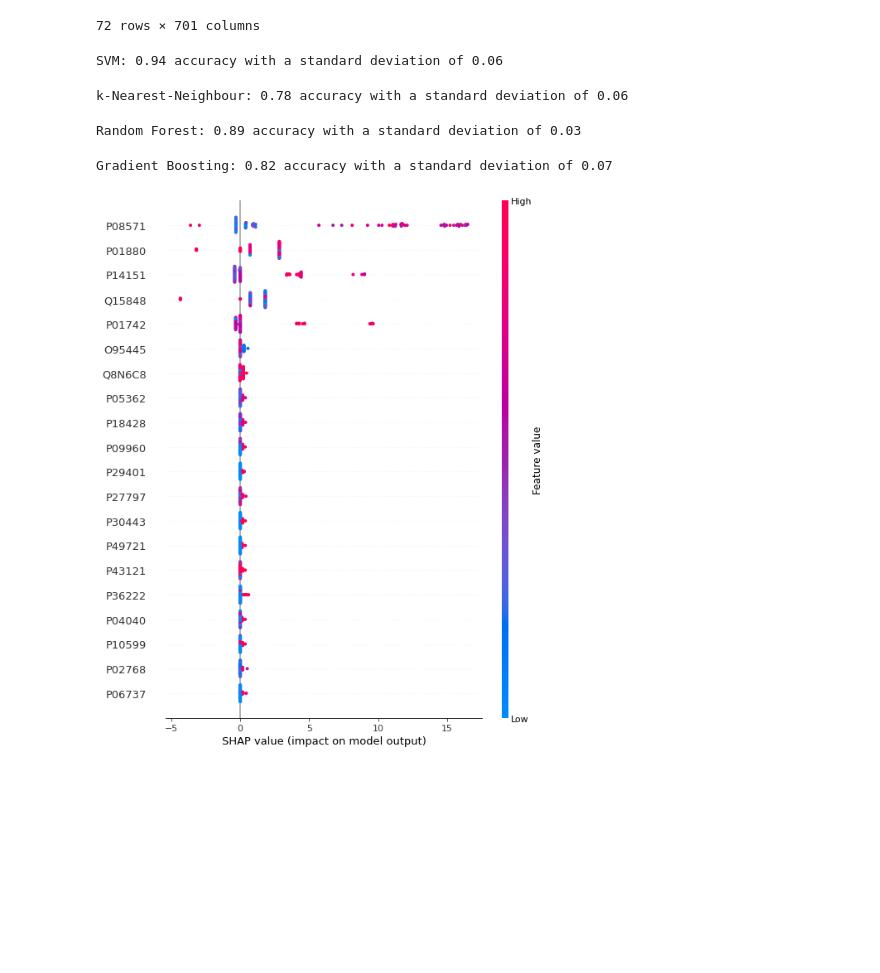
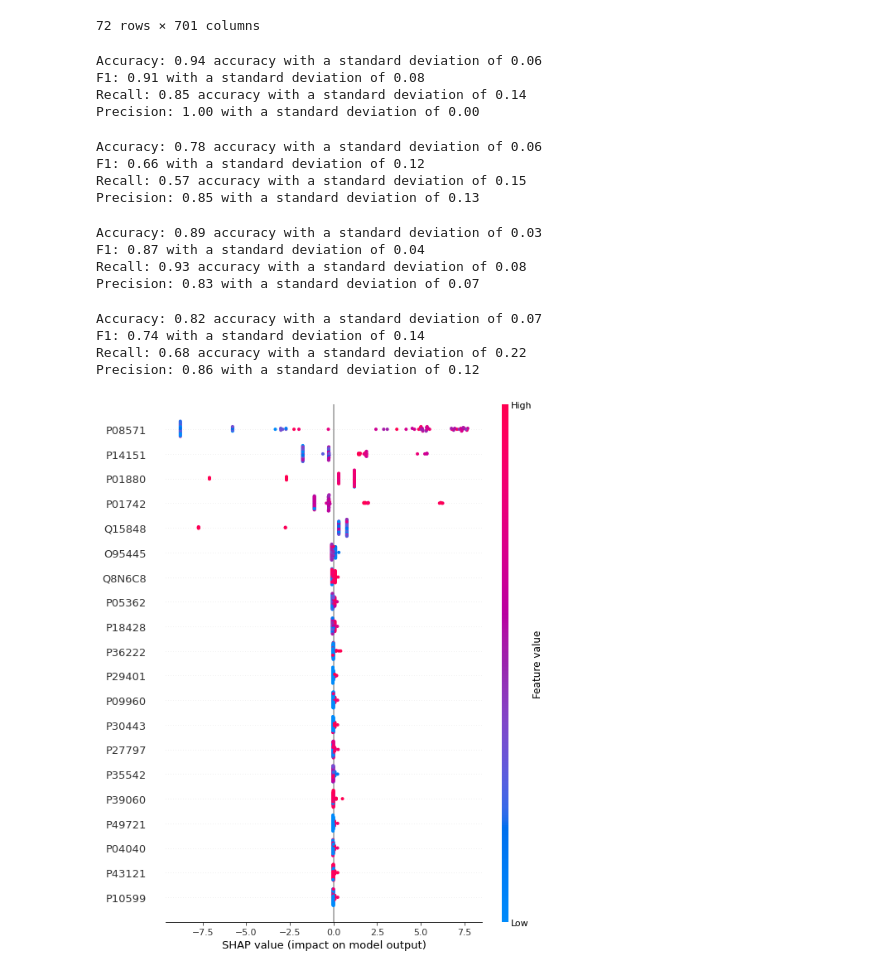
Before and after one commit to ErikHartman/sepsis-ml, a Jupyter notebook: src/ML.ipynb, the cells around one changed output. Drawn from its saved outputs; the diff is of its cells as text; code cells hidden in the pictures; blank space fills up the shorter version.

```diff
--- a/src/ML.ipynb
+++ b/src/ML.ipynb
@@ -5,13 +8,13 @@ from dpks.quant_matrix import QuantMatrix
 # %%
-df = pd.read_csv('../data/220316_ghost_nrt_filtered.tsv', sep='\t')
-design_matrix = pd.read_csv('../data/design_matrix_group_de_early_time_points_subtypes.tsv', sep='\t')
+df = pd.read_csv(f'{MS_DATA_PATH}/220316_ghost_nrt_filtered.tsv', sep='\t')
+design_matrix = pd.read_csv(f'{MS_DATA_PATH}/design_matrix_group_de_early_time_points_subtypes.tsv', sep='\t')
 
 GroupOneCols = design_matrix[design_matrix['Group'] == 1]['Sample'].values
 GroupTwoCols = design_matrix[design_matrix['Group'] == 2]['Sample'].values
 
 quant_matrix = QuantMatrix(
-    quantification_file="../data/220316_ghost_nrt_filtered.tsv",
-    design_matrix_file="../data/design_matrix_group_de_early_time_points_subtypes.tsv"
+    quantification_file=f"{MS_DATA_PATH}/220316_ghost_nrt_filtered.tsv",
+    design_matrix_file=f"{MS_DATA_PATH}/design_matrix_group_de_early_time_points_subtypes.tsv"
 )
 
 quantified_proteins = (
@@ -84,51 +87,61 @@ df_X_scaled
 # %%
 # SVM
 from sklearn import svm
-from sklearn.model_selection import cross_val_score
+
 from sklearn.model_selection import StratifiedShuffleSplit
+from sklearn import metrics
 
 clf_svm = svm.SVC()
 cv = StratifiedShuffleSplit(n_splits=10, test_size=0.2, random_state=42)
-scores = cross_val_score(clf_svm, X_scaled, y, cv=cv)
 
-print("SVM: %0.2f accuracy with a standard deviation of %0.2f" % (scores.mean(), scores.std()))
+evaluate_classifier(clf_svm, X_scaled, y, cv)
 # %% [output]
-SVM: 0.94 accuracy with a standard deviation of 0.06
+Accuracy: 0.94 accuracy with a standard deviation of 0.06
+F1: 0.91 with a standard deviation of 0.08
+Recall: 0.85 accuracy with a standard deviation of 0.14
+Precision: 1.00 with a standard deviation of 0.00
 # %%
 # kNN
 from sklearn.neighbors import KNeighborsClassifier
 
 clf_kNN = KNeighborsClassifier(n_neighbors=10)
 cv = StratifiedShuffleSplit(n_splits=10, test_size=0.2, random_state=42)
-scores = cross_val_score(clf_kNN, X_scaled, y, cv=cv)
-print("k-Nearest-Neighbour: %0.2f accuracy with a standard deviation of %0.2f" % (scores.mean(), scores.std()))
+evaluate_classifier(clf_kNN, X_scaled, y, cv)
 # %% [output]
-k-Nearest-Neighbour: 0.78 accuracy with a standard deviation of 0.06
+Accuracy: 0.78 accuracy with a standard deviation of 0.06
+F1: 0.66 with a standard deviation of 0.12
+Recall: 0.57 accuracy with a standard deviation of 0.15
+Precision: 0.85 with a standard deviation of 0.13
 # %%
 # Random Forest
 from sklearn.ensemble import RandomForestClassifier
 
 clf_rf = RandomForestClassifier(n_estimators=10, random_state=42)
 cv = StratifiedShuffleSplit(n_splits=10, test_size=0.2, random_state=42)
-scores = cross_val_score(clf_rf, X_scaled, y, cv=cv)
-print("Random Forest: %0.2f accuracy with a standard deviation of %0.2f" % (scores.mean(), scores.std()))
+evaluate_classifier(clf_rf, X_scaled, y, cv)
 # %% [output]
-Random Forest: 0.89 accuracy with a standard deviation of 0.03
+Accuracy: 0.89 accuracy with a standard deviation of 0.03
+F1: 0.87 with a standard deviation of 0.04
+Recall: 0.93 accuracy with a standard deviation of 0.08
+Precision: 0.83 with a standard deviation of 0.07
 # %%
 # XGBoost
 from sklearn.ensemble import GradientBoostingClassifier
+import shap
 
-clf_GB = GradientBoostingClassifier(random_state=42)
+clf_GB = GradientBoostingClassifier(max_depth = 10, random_state=42)
 cv = StratifiedShuffleSplit(n_splits=10, test_size=0.2, random_state=42)
-scores = cross_val_score(clf_GB, X_scaled, y, cv=cv)
-print("Gradient Boosting: %0.2f accuracy with a standard deviation of %0.2f" % (scores.mean(), scores.std()))
-explainer = shap.TreeExplainer(clf_GB.fit(df_X_scaled, y), df_X_scaled.iloc[:30, :])
+evaluate_classifier(clf_GB, X_scaled, y, cv)
+explainer = shap.TreeExplainer(clf_GB.fit(df_X_scaled, y), df_X_scaled.iloc[:71, :])
 shap_values = explainer(df_X_scaled)
 
 shap.summary_plot(shap_values, df_X_scaled)
 # %% [output]
-Gradient Boosting: 0.82 accuracy with a standard deviation of 0.07
+Accuracy: 0.82 accuracy with a standard deviation of 0.07
+F1: 0.74 with a standard deviation of 0.14
+Recall: 0.68 accuracy with a standard deviation of 0.22
+Precision: 0.86 with a standard deviation of 0.12
-[figure, old version]
+[figure, new version]
 # %%
 shap.plots.scatter(shap_values[:,'P08571'])
 # %% [output]
```
Also changed, not shown: parts of 11 cells of this notebook, 9 other files.
